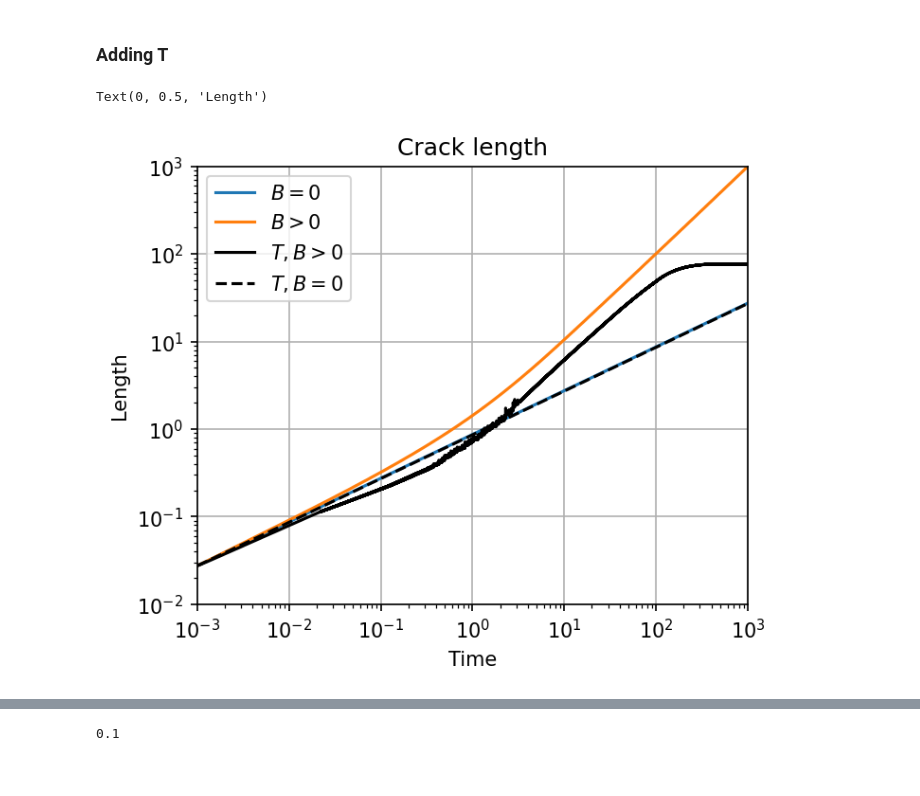
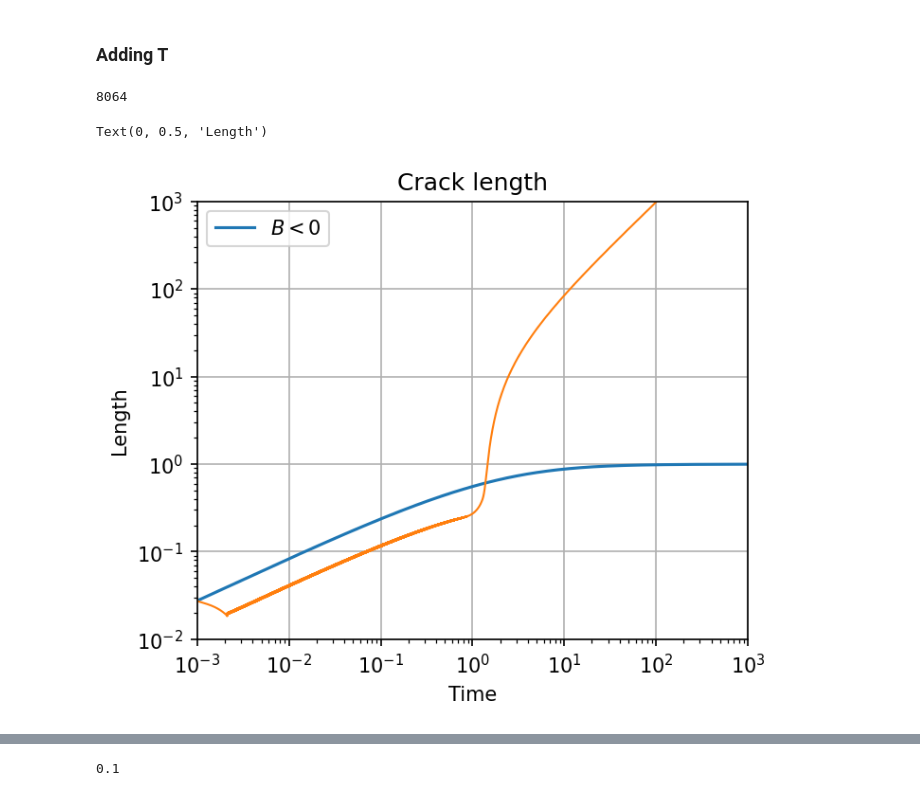
Before and after one commit to dashadem/CO2lovers, a Jupyter notebook: nonlinear.ipynb, the cells around one changed output, grey strips where cells are left out. Saved outputs shown, nothing was run; the diff lists cells and outputs as text; code cells hidden in the pictures.

```diff
--- a/nonlinear.ipynb
+++ b/nonlinear.ipynb
@@ -1137,7 +1130,7 @@ def get_solution_B_jit(t, N, xi, h, v_prev, g_prev, psi_prev, W_prev, sgnB, T):
 # %% [markdown]
 ### solving
 # %%
-t = np.concatenate((np.logspace(-3, 2, 7001), np.linspace(100, 1000, 5001)[1:]))
+t = np.concatenate((np.logspace(-3, 2, 5001), np.linspace(100, 1000, 5001)[1:]))
 # t = np.logspace(-3, -2, 1000)
 N = 100
 
@@ -1151,9 +1144,11 @@ h[1:-1] = xi[1:] - xi[:-1]
 h[0] = xi[0]
 h[-1] = 1 - xi[-1]
 
-sgnB = -1
-T = 0.1
+sgnB = 0
+T = 0.2
 
 g0, W0, v0, Q0 = analyt_sol(t[0], xi)
 
+W0 = analytical_02
+
 W, g, psi = get_solution_B_jit(t, N, xi, h, v0, g0, Q0, W0, sgnB, T)
@@ -1168,10 +1159,10 @@ ValueError: cannot reshape array of size 99 into shape (12001,99)
 # %% [markdown]
 #### Save solutions
 # %%
-with open('solution_B0_T.pkl', 'wb') as f:
+with open('solution_B0_T2.pkl', 'wb') as f:
     pickle.dump(solution, f)
 # %%
-with open('solution_B1_T.pkl', 'wb') as f:
+with open('solution_B1_T_new.pkl', 'wb') as f:
     pickle.dump(solution, f)
 # %%
 with open('solution_B-1_T.pkl', 'wb') as f:
@@ -1338,27 +1331,34 @@ plt.plot(sol0['time'], error*100)
 [figure]
 # %% [markdown]
 ### Adding T
+# %%
+len(g)
+# %% [output]
+8064
 # %%
 plt.figure(figsize = (5,4),dpi = 150)
-plt.plot(sol0['time'],sol0['length'], label = '$B = 0$')
-plt.plot(sol1['time'],sol1['length'], label = '$B > 0$')
-# plt.plot(sol1_['time'],sol1_['length'], label = '$B < 0$')
+# plt.plot(sol0['time'],sol0['length'], label = '$B = 0$')
+# plt.plot(sol1['time'],sol1['length'], label = '$B > 0$')
+plt.plot(sol1_['time'],sol1_['length'], label = '$B < 0$')
 
-plt.plot(sol1T['time'],sol1T['length'], "-", c = 'black', label = '$T, B > 0$')
-plt.plot(sol0T['time'],sol0T['length'], "--", c = 'black', label = '$T, B = 0$')
+# plt.plot(sol1T['time'],sol1T['length'], "-", c = 'black', label = '$T, B > 0$')
+# plt.plot(sol0T['time'],sol0T['length'], "--", c = 'black', label = '$T, B = 0$')
 # plt.plot(sol1_T['time'],sol1_T['length'], "--", c = 'black', label = '$T, B < 0$')
+# plt.plot(t[:len(g)], g, "--", c = 'black', label = '$T, B < 0$')
+
+plt.plot(solution['time'], solution['length'], linewidth = 1)
 
 plt.grid()
 plt.xscale('log')
 plt.yscale('log')
 plt.xlim([10**(-3), 10**3])
 plt.ylim([10**(-2), 10**3])
 plt.legend()
 plt.title('Crack length')
 plt.xlabel('Time')
 plt.ylabel('Length')
 # %% [output]
 Text(0, 0.5, 'Length')
-[figure, old version]
+[figure, new version]
 # %%
 plt.figure(figsize = (5,4),dpi = 150)
```
Also changed, not shown: parts of 11 cells of this notebook.
